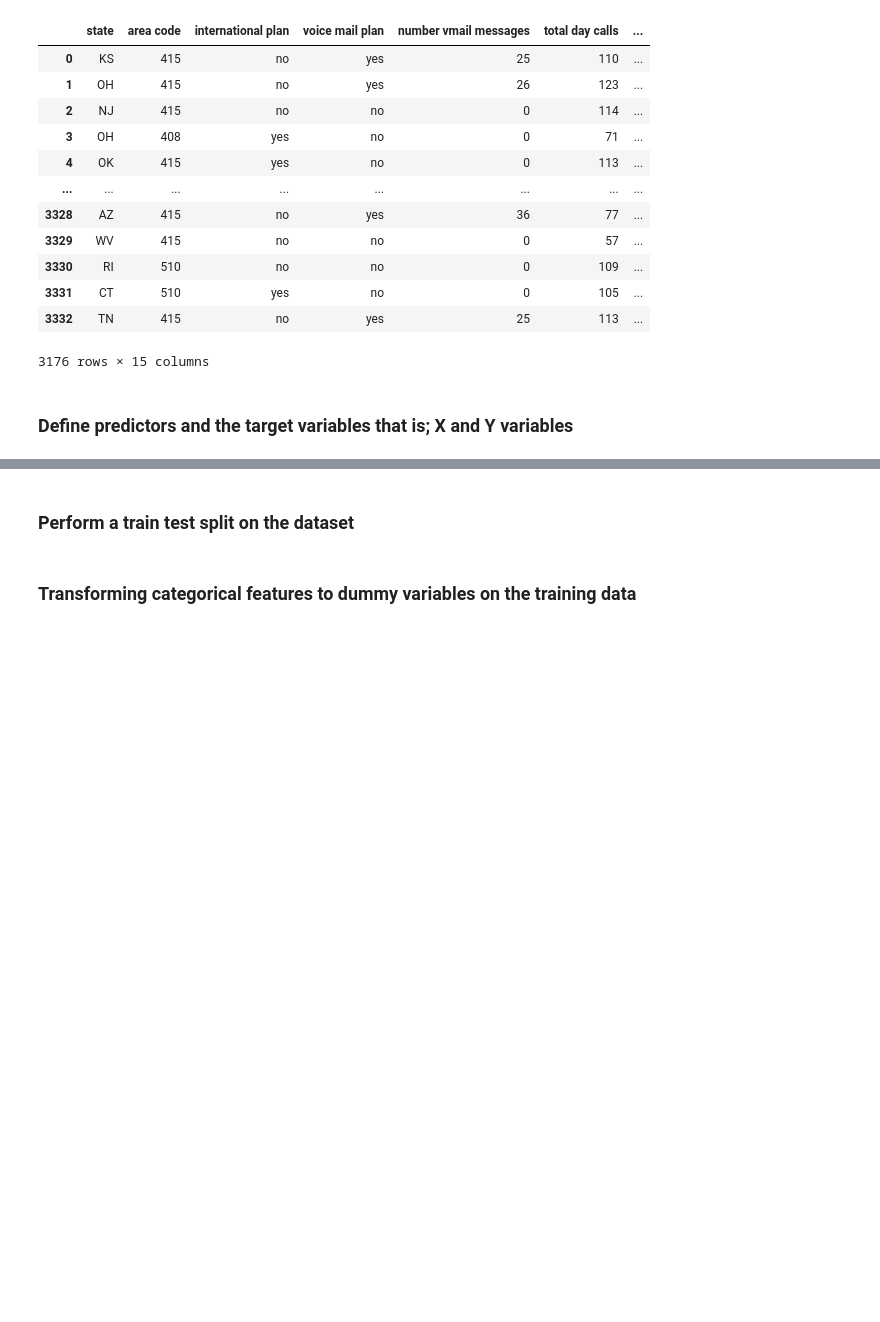
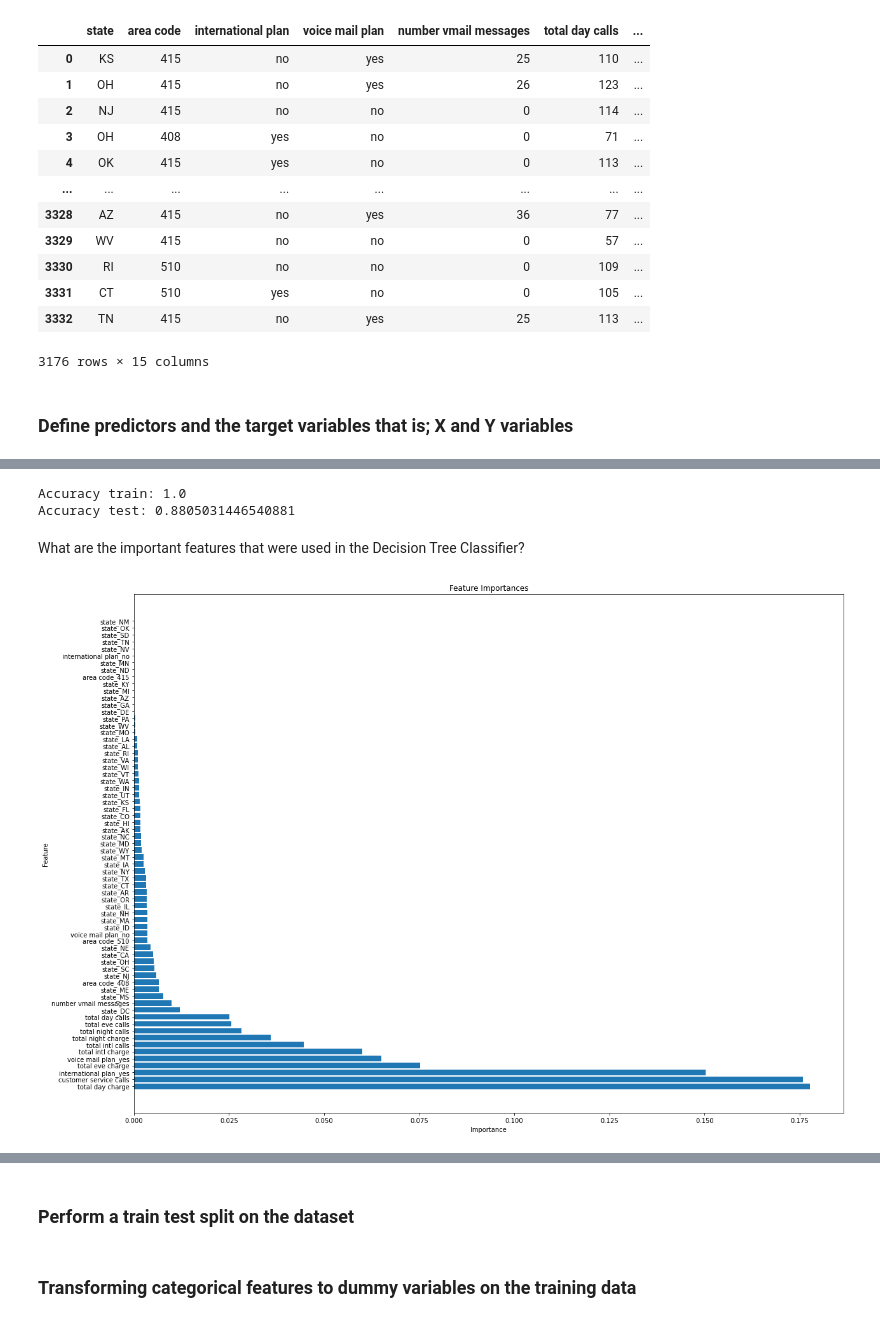
Before and after one commit to Amoskipkirui/Customer-churn-analysis, a Jupyter notebook: index.ipynb, the cells around one changed output, grey strips where cells are left out. Drawn from its saved outputs; the diff is of its cells as text; code cells hidden in the pictures; blank space fills up the shorter version.

```diff
--- a/index.ipynb
+++ b/index.ipynb
@@ -430,0 +498,33 @@ df_cleaned2
+# %%
+model2 = DecisionTreeClassifier(random_state=23)
+model2.fit(X_train_resampled, y_train_resampled)
+
+y_train_pred2 = model2.predict(X_train_resampled)
+y_test_pred2 = model2.predict(X_test)
+
+accuracy_train1 = accuracy_score(y_train_resampled, y_train_pred2)
+print('Accuracy train:', accuracy_train1)
+accuracy_test2 = accuracy_score(y_test, y_test_pred2)
+print('Accuracy test:', accuracy_test2)
+# %% [output]
+Accuracy train: 1.0
+Accuracy test: 0.8805031446540881
+# %% [markdown]
+What are the important features that were used in the Decision Tree Classifier?
+# %%
+# Get feature importances
+importances = model2.feature_importances_
+
+# Create a DataFrame to display feature importances
+feature_importances = pd.DataFrame({'Feature': X_train_resampled.columns, 'Importance': importances})
+feature_importances = feature_importances.sort_values('Importance', ascending=False)
+
+# Plot feature importances
+plt.figure(figsize=(20, 15))
+plt.barh(feature_importances['Feature'], feature_importances['Importance'])
+plt.xlabel('Importance')
+plt.ylabel('Feature')
+plt.title('Feature Importances')
+plt.show()
+# %% [output]
+[figure, added]
```
Also changed, not shown: parts of 19 cells of this notebook.
